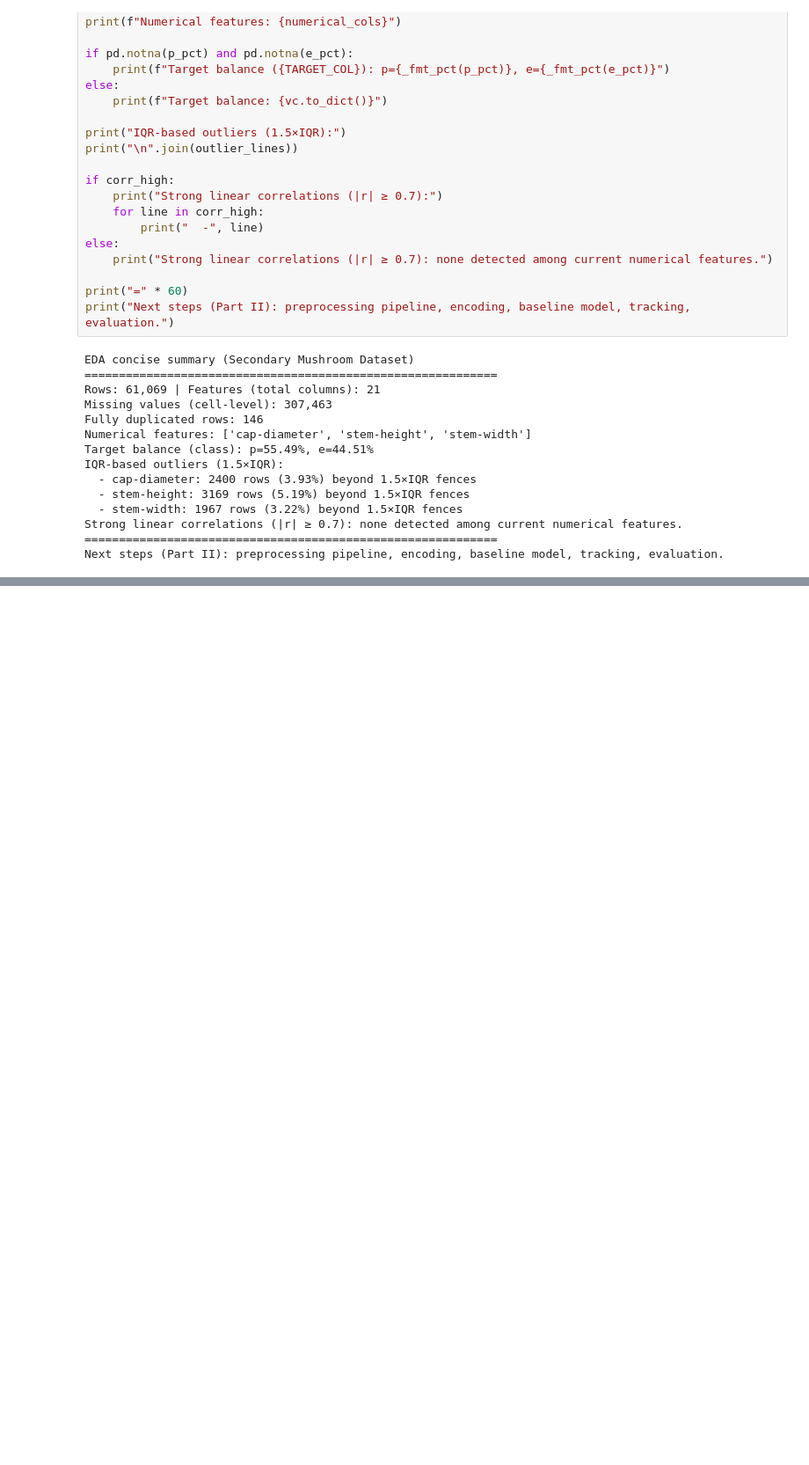
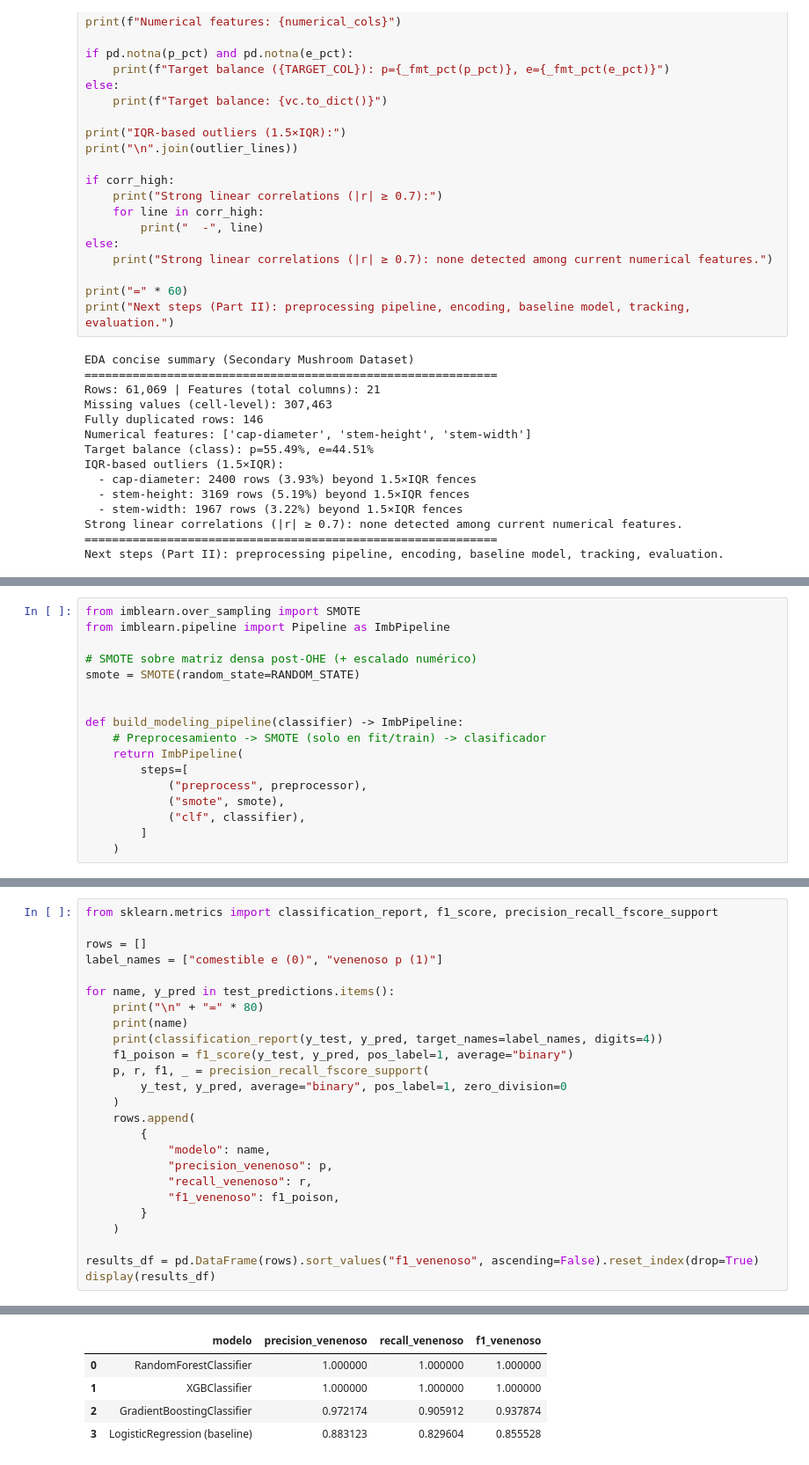
Before and after one commit to CarlosAMorcillo/MLOps-mushroom, a Jupyter notebook: notebooks/MLOps_UdeM_Mushroom_Part_II.ipynb, the cells around one changed output, grey strips where cells are left out. Shown at 88% size. Drawn from its saved outputs; the diff is of its cells as text; blank space fills up the shorter version.

```diff
--- a/notebooks/MLOps_UdeM_Mushroom.ipynb
+++ b/notebooks/MLOps_UdeM_Mushroom_Part_II.ipynb
@@ -777,0 +1027,17 @@ Next steps (Part II): preprocessing pipeline, encoding, baseline model, tracking
+# %%
+from imblearn.over_sampling import SMOTE
+from imblearn.pipeline import Pipeline as ImbPipeline
+
+# SMOTE sobre matriz densa post-OHE (+ escalado numérico)
+smote = SMOTE(random_state=RANDOM_STATE)
+
+
+def build_modeling_pipeline(classifier) -> ImbPipeline:
+    # Preprocesamiento -> SMOTE (solo en fit/train) -> clasificador
+    return ImbPipeline(
+        steps=[
+            ("preprocess", preprocessor),
+            ("smote", smote),
+            ("clf", classifier),
+        ]
+    )
@@ -777,0 +1104,26 @@ Next steps (Part II): preprocessing pipeline, encoding, baseline model, tracking
+# %%
+from sklearn.metrics import classification_report, f1_score, precision_recall_fscore_support
+
+rows = []
+label_names = ["comestible e (0)", "venenoso p (1)"]
+
+for name, y_pred in test_predictions.items():
+    print("\n" + "=" * 80)
+    print(name)
+    print(classification_report(y_test, y_pred, target_names=label_names, digits=4))
+    f1_poison = f1_score(y_test, y_pred, pos_label=1, average="binary")
+    p, r, f1, _ = precision_recall_fscore_support(
+        y_test, y_pred, average="binary", pos_label=1, zero_division=0
+    )
+    rows.append(
+        {
+            "modelo": name,
+            "precision_venenoso": p,
+            "recall_venenoso": r,
+            "f1_venenoso": f1_poison,
+        }
+    )
+
+results_df = pd.DataFrame(rows).sort_values("f1_venenoso", ascending=False).reset_index(drop=True)
+display(results_df)
+# %% [output]
@@ -777,0 +1147,5 @@ Next steps (Part II): preprocessing pipeline, encoding, baseline model, tracking
+|  | modelo | precision_venenoso | recall_venenoso | f1_venenoso |
+| 0 | RandomForestClassifier | 1.000000 | 1.000000 | 1.000000 |
+| 1 | XGBClassifier | 1.000000 | 1.000000 | 1.000000 |
+| 2 | GradientBoostingClassifier | 0.972174 | 0.905912 | 0.937874 |
+| 3 | LogisticRegression (baseline) | 0.883123 | 0.829604 | 0.855528 |
```
Also changed, not shown: parts of 20 cells of this notebook, 14 other files.
